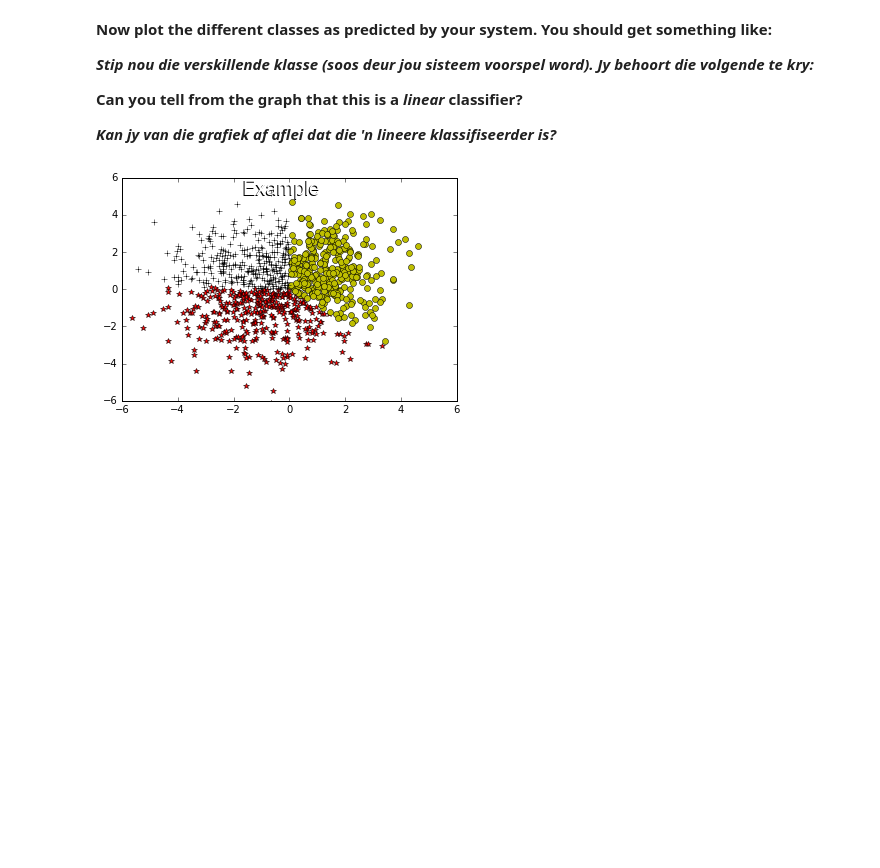
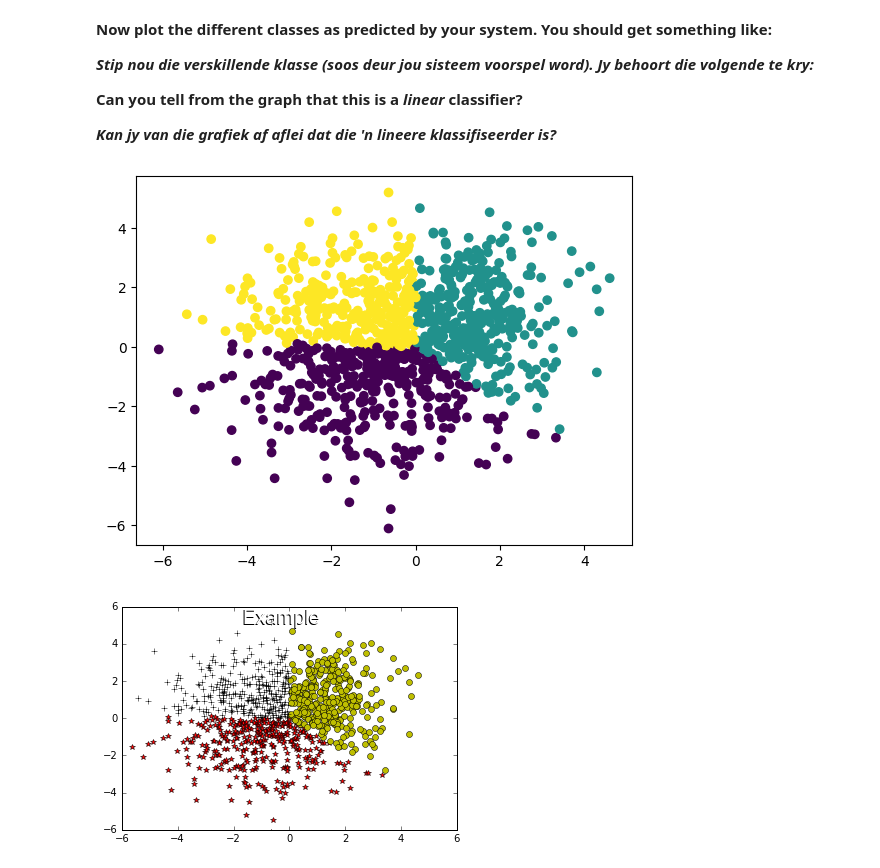
Before and after one commit to Obakeng-Mogale/assignment2, a Jupyter notebook: assign2.ipynb, the cells around one changed output. Cells and saved outputs as stored; diff of their text form; code cells hidden in the pictures; blank space fills up the shorter version.

```diff
--- a/assign2.ipynb
+++ b/assign2.ipynb
@@ -77,6 +93,11 @@ display(Image(filename='./images/wm_confusion.png'))
 **Can you tell from the graph that this is a *linear* classifier?**
 
 **_Kan jy van die grafiek af aflei dat die 'n lineere klassifiseerder is?_**
+# %%
+plt.scatter(X[0,:],X[1,:],c = y_pred)
+plt.show()
+# %% [output]
+[figure, added]
 # %%
 display(Image(filename='./images/wm_dat2.png'))
 # %% [output]
```
Also changed, not shown: parts of 10 cells of this notebook, 1 other file.
